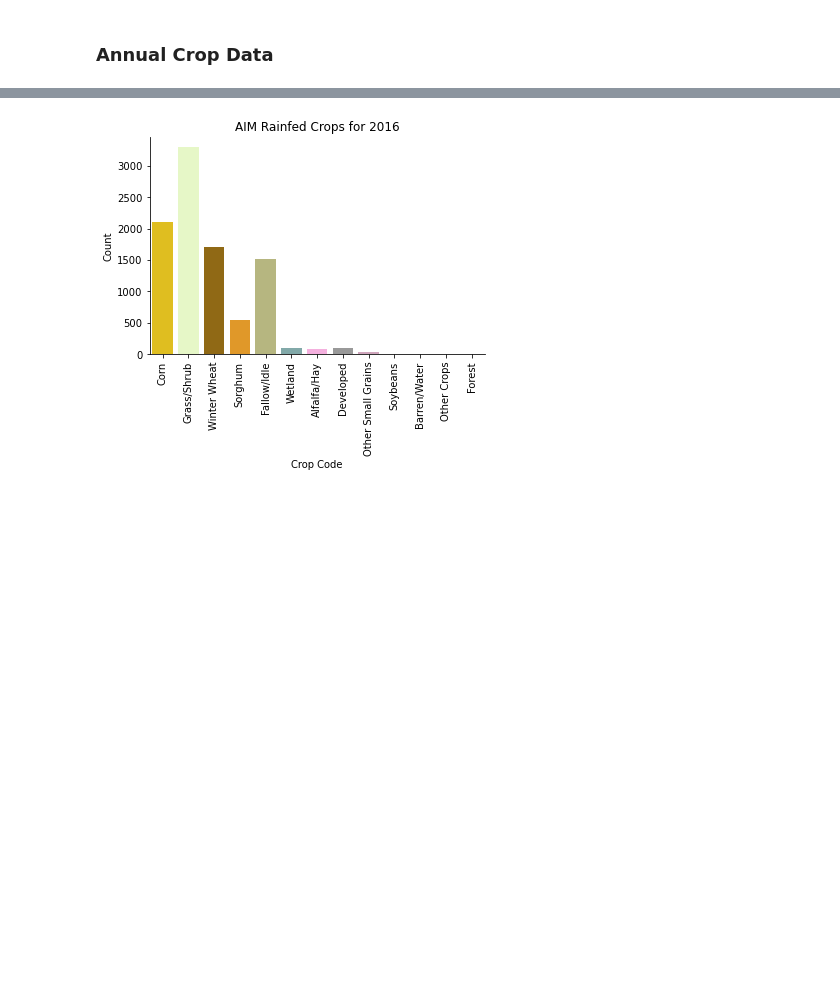
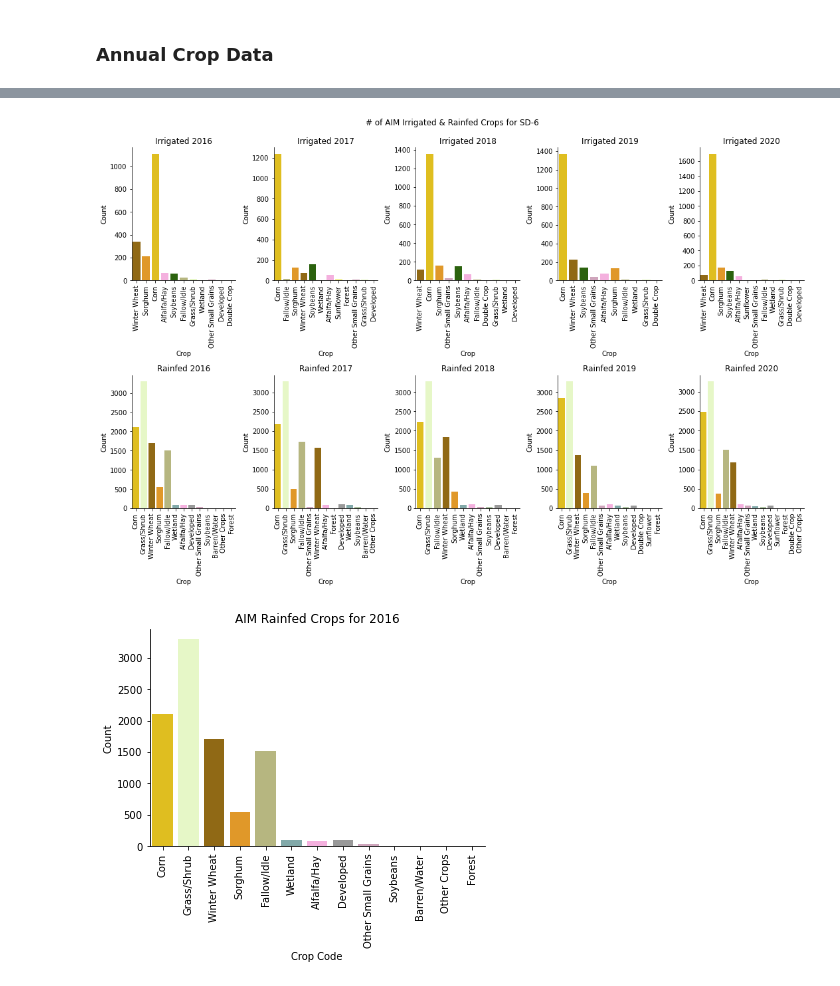
Before and after one commit to HEAL-KGS/eggs, a Jupyter notebook: eggs_data.ipynb, the cells around one changed output, grey strips where cells are left out. Cells and saved outputs as stored; diff of their text form; code cells hidden in the pictures; blank space fills up the shorter version.

```diff
--- a/eggs_data.ipynb
+++ b/eggs_data.ipynb
@@ -1033,3 +965,95 @@ rain_crop_2020 = rainfed_crop_2020.merge(crops, on='CropCode')
+# %%
+fig, axs = plt.subplots(nrows = 2, ncols = 5, figsize = (15, 10))
+fig.suptitle('# of AIM Irrigated & Rainfed Crops for SD-6', y=0.99)
+fig.patch.set_facecolor('white')
+
+sns.countplot(ax=axs[0,0], x='CropGroup', data=irr_crop_2016, palette=crop_color)
+axs[0,0].set_title("Irrigated 2016")
+axs[0,0].set_xlabel("Crop")
+axs[0,0].set_ylabel("Count")
+axs[0,0].spines['top'].set_visible(False)
+axs[0,0].spines['right'].set_visible(False)
+axs[0,0].tick_params(axis='x', rotation=90)
+
+sns.countplot(ax=axs[0,1], x='CropGroup', data=irr_crop_2017, palette=crop_color)
+axs[0,1].set_title("Irrigated 2017")
+axs[0,1].set_xlabel("Crop")
+axs[0,1].set_ylabel("Count")
+axs[0,1].spines['top'].set_visible(False)
+axs[0,1].spines['right'].set_visible(False)
+axs[0,1].tick_params(axis='x', rotation=90)
+
+sns.countplot(ax=axs[0,2], x='CropGroup', data=irr_crop_2018, palette=crop_color)
+axs[0,2].set_title("Irrigated 2018")
+axs[0,2].set_xlabel("Crop")
+axs[0,2].set_ylabel("Count")
+axs[0,2].spines['top'].set_visible(False)
+axs[0,2].spines['right'].set_visible(False)
+axs[0,2].tick_params(axis='x', rotation=90)
+
+sns.countplot(ax=axs[0,3], x='CropGroup', data=irr_crop_2019, palette=crop_color)
+axs[0,3].set_title("Irrigated 2019")
+axs[0,3].set_xlabel("Crop")
+axs[0,3].set_ylabel("Count")
+axs[0,3].spines['top'].set_visible(False)
+axs[0,3].spines['right'].set_visible(False)
+axs[0,3].tick_params(axis='x', rotation=90)
+
+sns.countplot(ax=axs[0,4], x='CropGroup', data=irr_crop_2020, palette=crop_color)
+axs[0,4].set_title("Irrigated 2020")
+axs[0,4].set_xlabel("Crop")
+axs[0,4].set_ylabel("Count")
+axs[0,4].spines['top'].set_visible(False)
+axs[0,4].spines['right'].set_visible(False)
+axs[0,4].tick_params(axis='x', rotation=90)
+
+sns.countplot(ax=axs[1,0], x='CropGroup', data=rain_crop_2016, palette=crop_color)
+axs[1,0].set_title("Rainfed 2016")
+axs[1,0].set_xlabel("Crop")
+axs[1,0].set_ylabel("Count")
+axs[1,0].spines['top'].set_visible(False)
+axs[1,0].spines['right'].set_visible(False)
+axs[1,0].tick_params(axis='x', rotation=90)
+
+sns.countplot(ax=axs[1,1], x='CropGroup', data=rain_crop_2017, palette=crop_color)
+axs[1,1].set_title("Rainfed 2017")
+axs[1,1].set_xlabel("Crop")
+axs[1,1].set_ylabel("Count")
+axs[1,1].spines['top'].set_visible(False)
+axs[1,1].spines['right'].set_visible(False)
+axs[1,1].tick_params(axis='x', rotation=90)
+
+sns.countplot(ax=axs[1,2], x='CropGroup', data=rain_crop_2018, palette=crop_color)
+axs[1,2].set_title("Rainfed 2018")
+axs[1,2].set_xlabel("Crop")
+axs[1,2].set_ylabel("Count")
+axs[1,2].spines['top'].set_visible(False)
+axs[1,2].spines['right'].set_visible(False)
+axs[1,2].tick_params(axis='x', rotation=90)
+
+sns.countplot(ax=axs[1,3], x='CropGroup', data=rain_crop_2019, palette=crop_color)
+axs[1,3].set_title("Rainfed 2019")
+axs[1,3].set_xlabel("Crop")
+axs[1,3].set_ylabel("Count")
+axs[1,3].spines['top'].set_visible(False)
+axs[1,3].spines['right'].set_visible(False)
+axs[1,3].tick_params(axis='x', rotation=90)
+
+sns.countplot(ax=axs[1,4], x='CropGroup', data=rain_crop_2020, palette=crop_color)
+axs[1,4].set_title("Rainfed 2020")
+axs[1,4].set_xlabel("Crop")
+axs[1,4].set_ylabel("Count")
+axs[1,4].spines['top'].set_visible(False)
+axs[1,4].spines['right'].set_visible(False)
+axs[1,4].tick_params(axis='x', rotation=90)
+
+fig.tight_layout()
+
+os.chdir('C:\\Users\\ashle\\Desktop\\KGS\\eggs\\images\\')
+plt.savefig('IrrigatedRainfedCropCount.png', dpi=500)
+plt.show()
+# %% [output]
+[figure, added]
 # %%
 # Plot the crops on a countplot through seaborn using crop color dictionary
 
```
Also changed, not shown: parts of 7 cells of this notebook, 4 other files.
